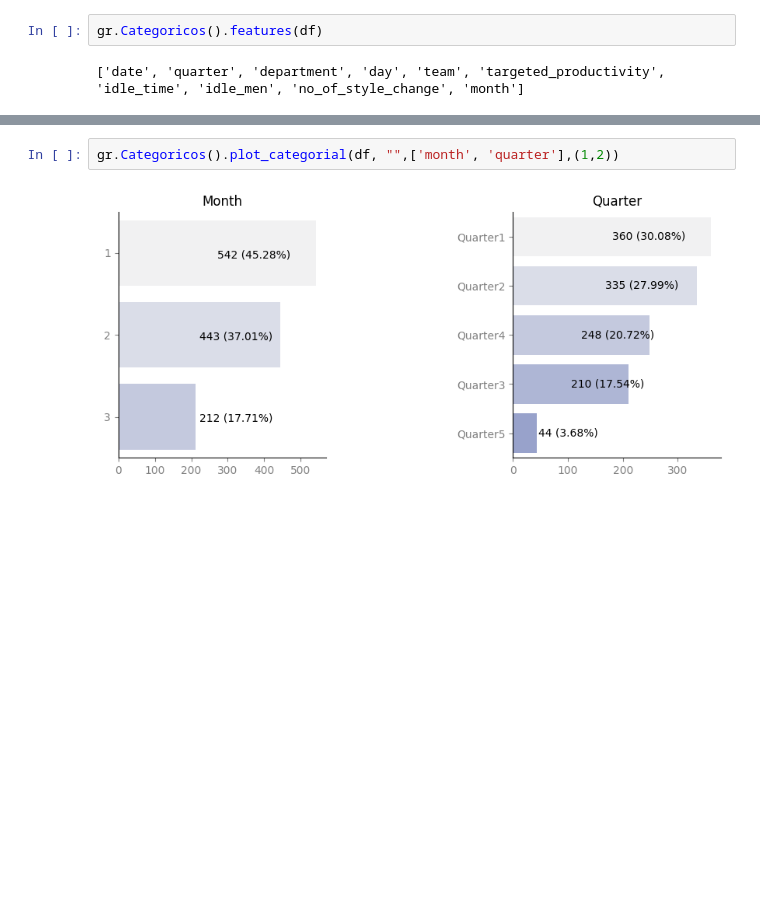
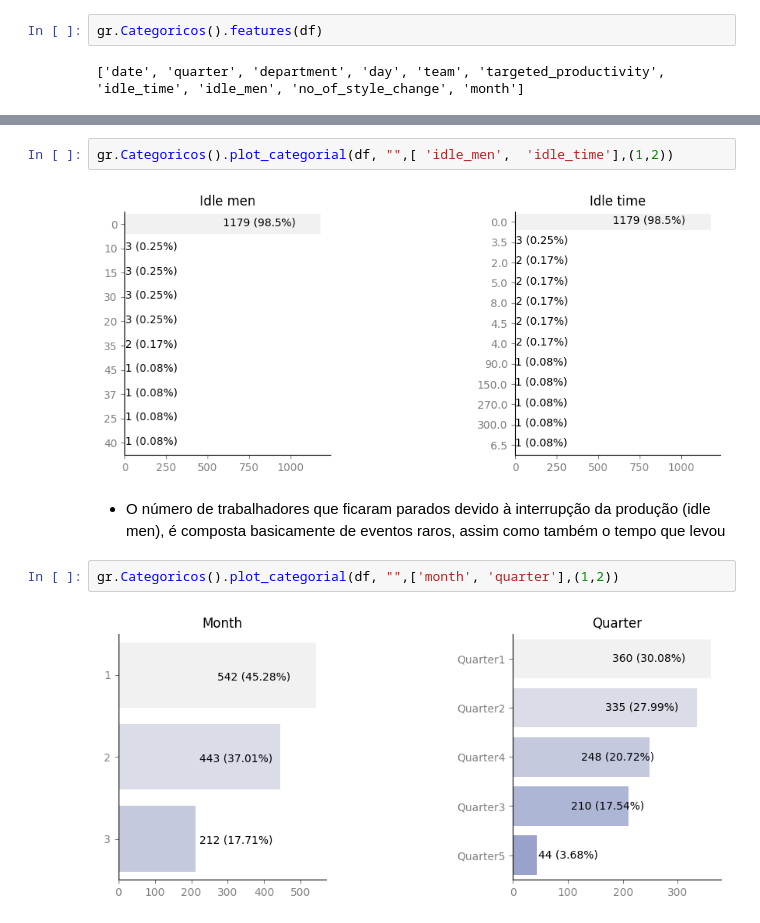
Before and after one commit to AlcidesGP/Portfolio, a Jupyter notebook: Predição de Produção/Exploratory_Data_Analysis_Garmet_Production.ipynb, the cells around one changed output, grey strips where cells are left out. Cells and saved outputs as stored; diff of their text form; blank space fills up the shorter version.

```diff
--- a/Predição de Produção/Exploratory_Data_Analysis_Garmet_Production.ipynb
+++ b/Predição de Produção/Exploratory_Data_Analysis_Garmet_Production.ipynb
@@ -181,4 +180,10 @@ gr.Categoricos().plot_categorial(df, "",['targeted_productivity', 'idle_men', 'n
 - Por último, a mudança de estilo chega a mudar no máximo 2 vezes, sendo na maioria das vezes não alterado.
+# %%
+gr.Categoricos().plot_categorial(df, "",[ 'idle_men',  'idle_time'],(1,2))
+# %% [output]
+[figure, added]
+# %% [markdown]
+- O número de trabalhadores que ficaram parados devido à interrupção da produção (idle men), é composta basicamente de eventos raros, assim como também o tempo que levou
 # %%
 gr.Categoricos().plot_categorial(df, "",['month', 'quarter'],(1,2))
 # %% [output]
```
Also changed, not shown: parts of 51 cells of this notebook, 5 other files.
